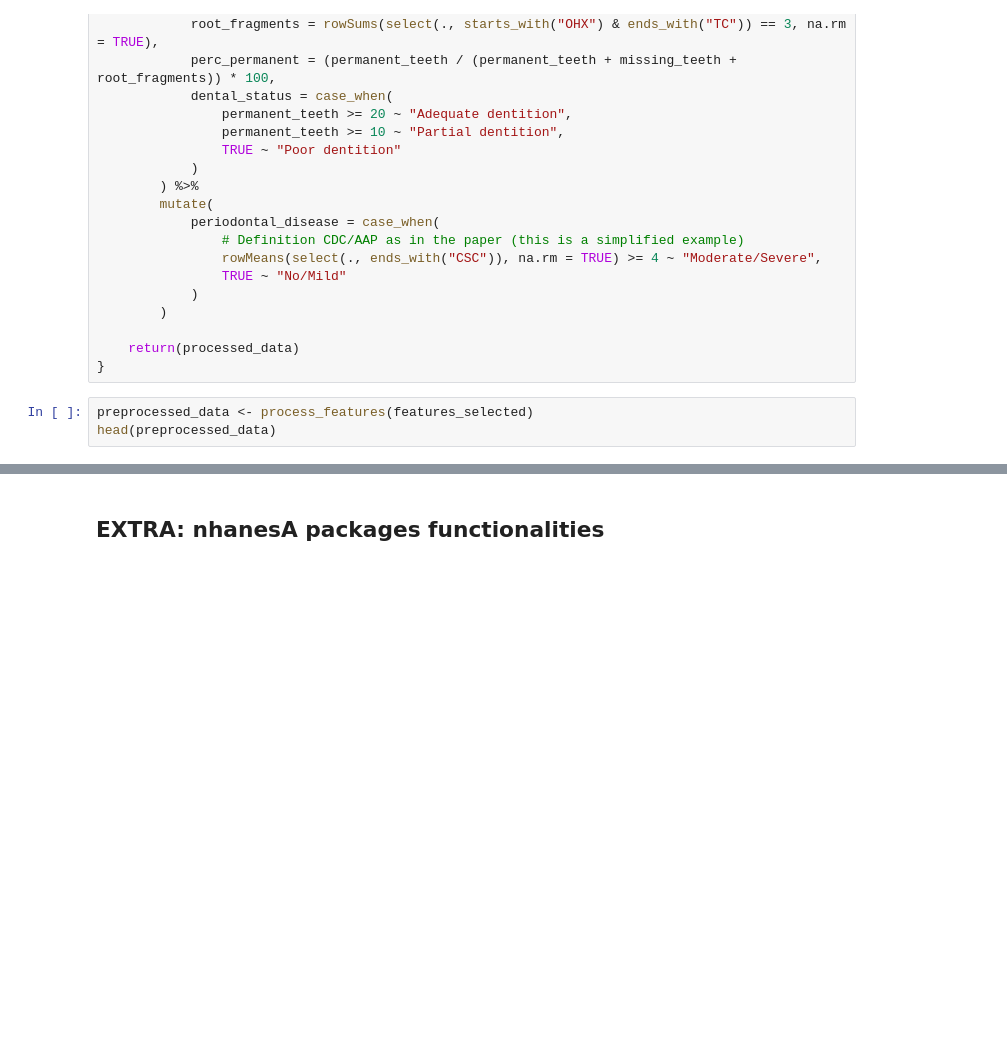
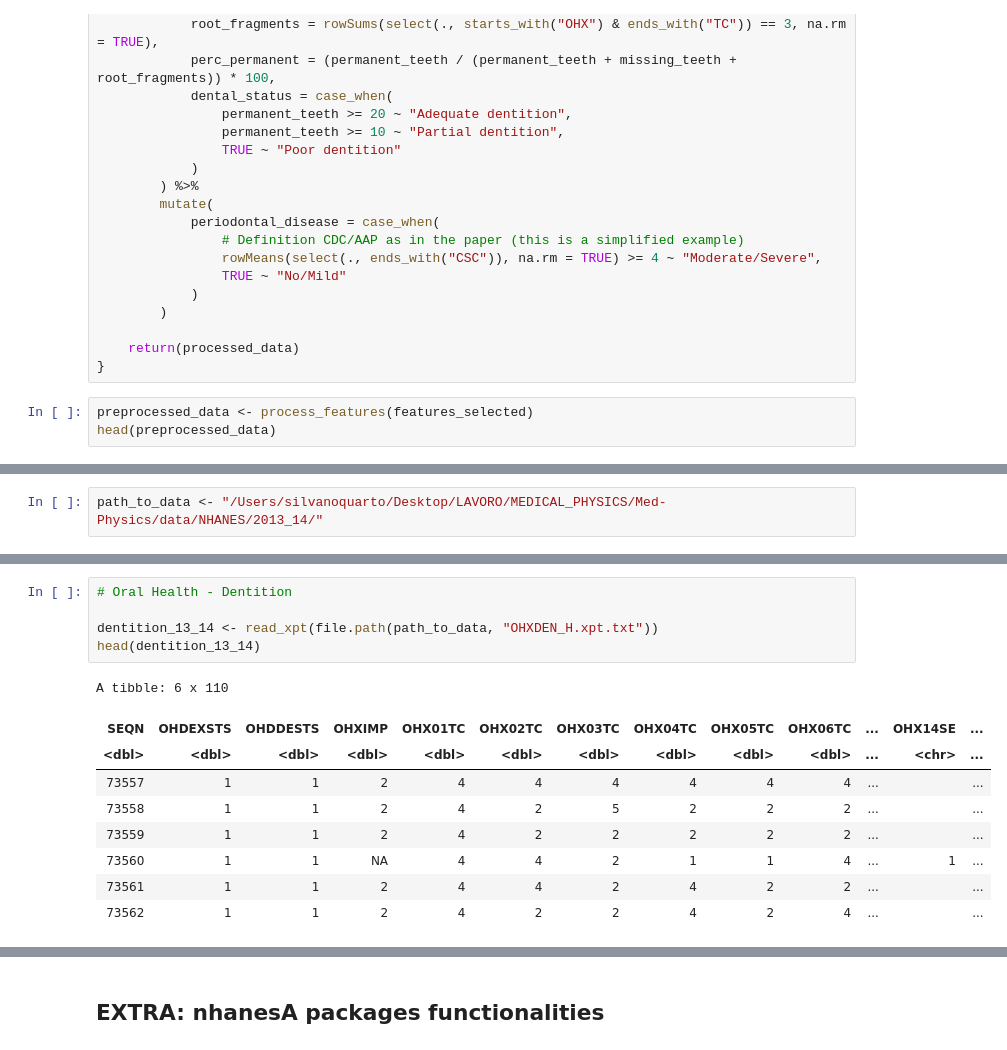
Before and after one commit to silvano315/Med-Physics, a Jupyter notebook: notebooks/NHANES_analysis.ipynb, the cells around one changed output, grey strips where cells are left out. Drawn from its saved outputs; the diff is of its cells as text; blank space fills up the shorter version.

```diff
--- a/notebooks/NHANES_analysis.ipynb
+++ b/notebooks/NHANES_analysis.ipynb
@@ -1068,0 +1102,2 @@ head(preprocessed_data)
+# %%
+path_to_data <- "/Users/silvanoquarto/Desktop/LAVORO/MEDICAL_PHYSICS/Med-Physics/data/NHANES/2013_14/"
@@ -1068,0 +1246,15 @@ head(preprocessed_data)
+# %%
+# Oral Health - Dentition
+
+dentition_13_14 <- read_xpt(file.path(path_to_data, "OHXDEN_H.xpt.txt"))
+head(dentition_13_14)
+# %% [output]
+A tibble: 6 x 110
+| SEQN | OHDEXSTS | OHDDESTS | OHXIMP | OHX01TC | OHX02TC | OHX03TC | OHX04TC | OHX05TC | OHX06TC | ... | OHX14SE | ... |
+| <dbl> | <dbl> | <dbl> | <dbl> | <dbl> | <dbl> | <dbl> | <dbl> | <dbl> | <dbl> | ... | <chr> | ... |
+| 73557 | 1 | 1 | 2 | 4 | 4 | 4 | 4 | 4 | 4 | ... |  | ... |
+| 73558 | 1 | 1 | 2 | 4 | 2 | 5 | 2 | 2 | 2 | ... |  | ... |
+| 73559 | 1 | 1 | 2 | 4 | 2 | 2 | 2 | 2 | 2 | ... |  | ... |
+| 73560 | 1 | 1 | NA | 4 | 4 | 2 | 1 | 1 | 4 | ... | 1 | ... |
+| 73561 | 1 | 1 | 2 | 4 | 4 | 2 | 4 | 2 | 2 | ... |  | ... |
+| 73562 | 1 | 1 | 2 | 4 | 2 | 2 | 4 | 2 | 4 | ... |  | ... |
```
Also changed, not shown: parts of 22 cells of this notebook.
